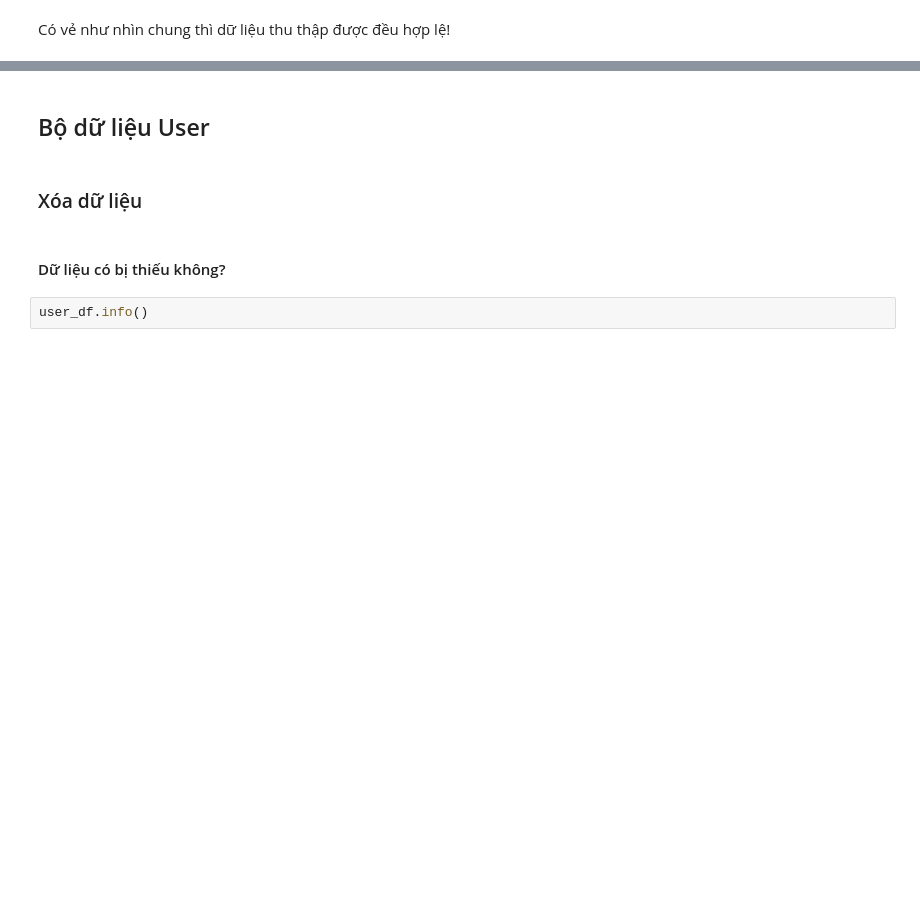
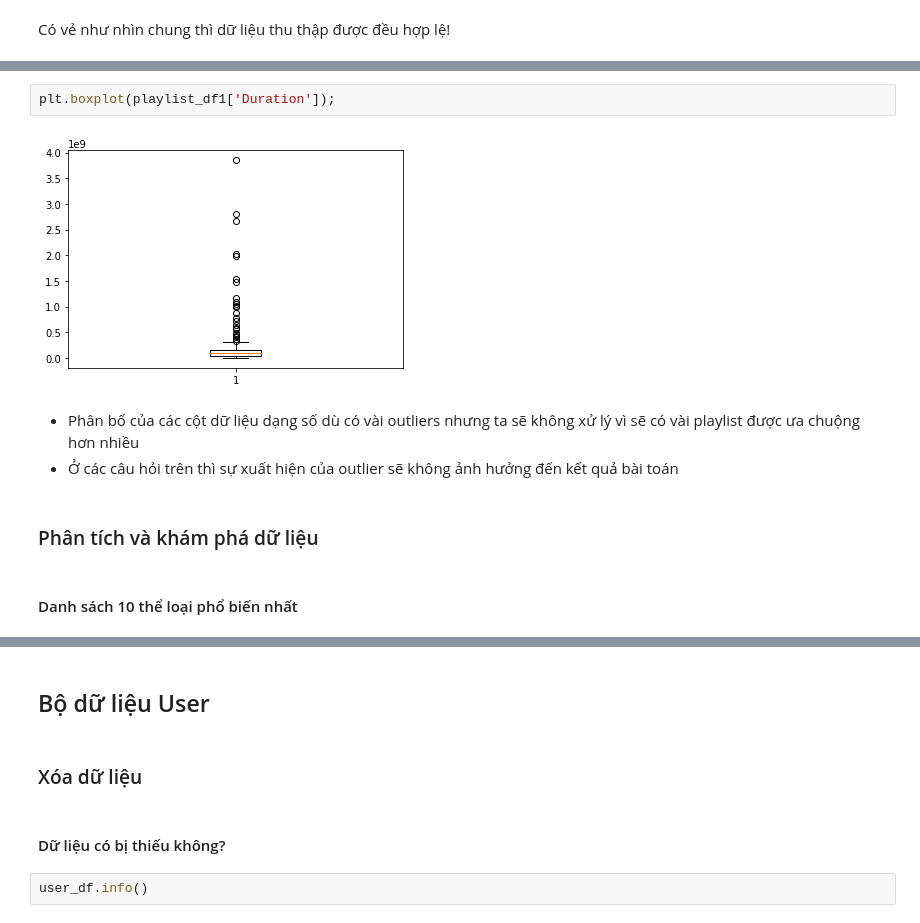
Before and after one commit to nightfury1103/NM_KHDL, a Jupyter notebook: Project02.ipynb, the cells around one changed output, grey strips where cells are left out. Drawn from its saved outputs; the diff is of its cells as text; blank space fills up the shorter version.

```diff
--- a/Project02.ipynb
+++ b/Project02.ipynb
@@ -316,0 +439,11 @@ Có vẻ như nhìn chung thì dữ liệu thu thập được đều hợp lệ
+# %%
+plt.boxplot(playlist_df1['Duration']);
+# %% [output]
+[figure, added]
+# %% [markdown]
+- Phân bố của các cột dữ liệu dạng số dù có vài outliers nhưng ta sẽ không xử lý vì sẽ có vài playlist được ưa chuộng hơn nhiều
+- Ở các câu hỏi trên thì sự xuất hiện của outlier sẽ không ảnh hưởng đến kết quả bài toán
+# %% [markdown]
+### Phân tích và khám phá dữ liệu
+# %% [markdown]
+#### Danh sách 10 thể loại phổ biến nhất
```
Also changed, not shown: parts of 230 cells of this notebook.
